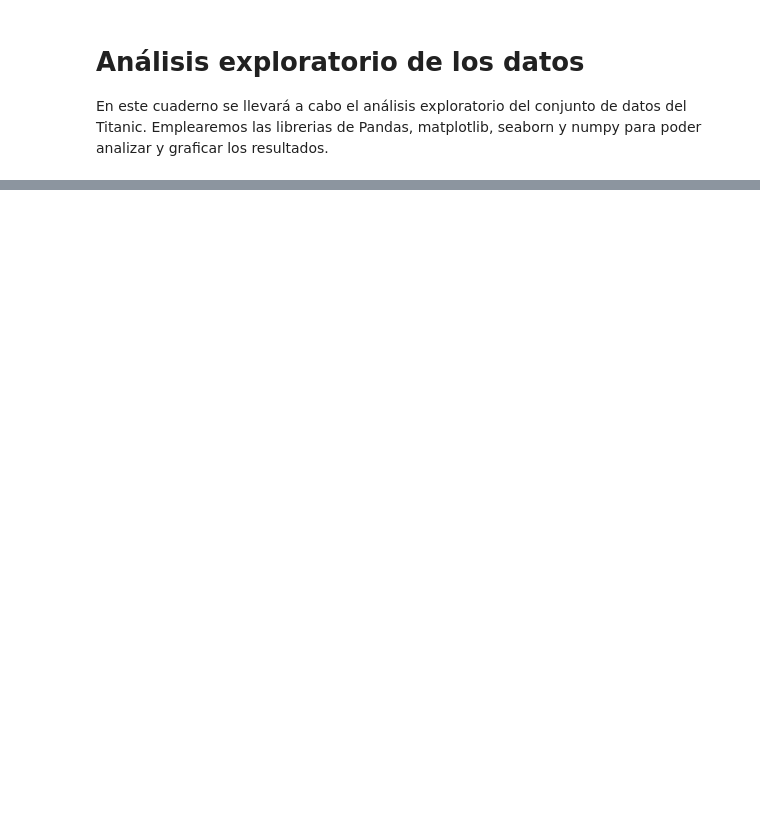
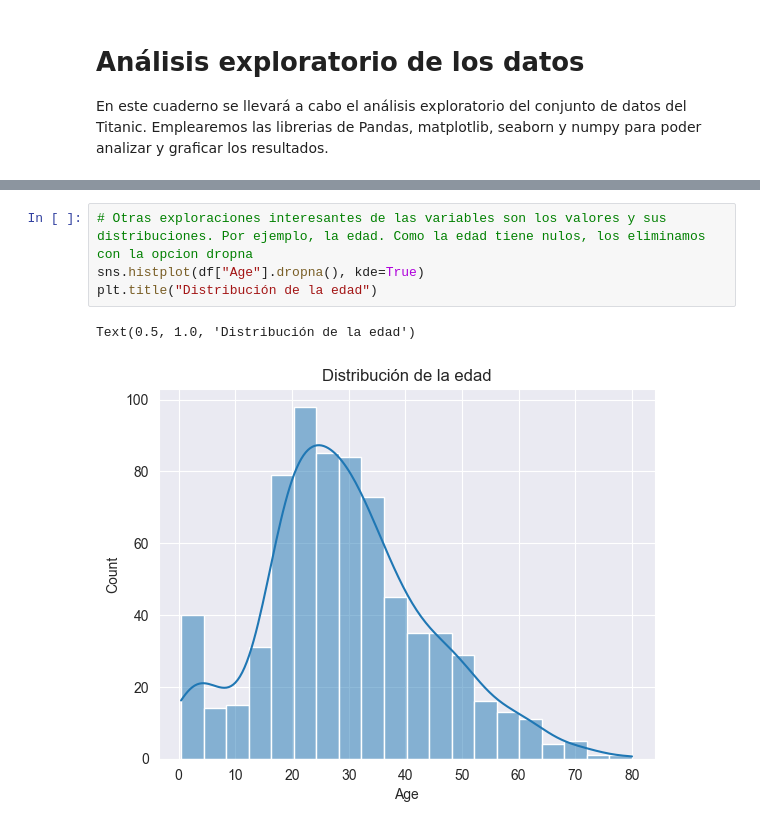
Before and after one commit to oscaraen/analisisdedatos, a Jupyter notebook: analisis_exploratorio/analisis exploratorio.ipynb, the cells around one changed output, grey strips where cells are left out. Drawn from its saved outputs; the diff is of its cells as text; blank space fills up the shorter version.

```diff
--- a/analisis_exploratorio/analisis exploratorio.ipynb
+++ b/analisis_exploratorio/analisis exploratorio.ipynb
@@ -13,0 +138,7 @@ ModuleNotFoundError: No module named 'seaborn'
+# %%
+# Otras exploraciones interesantes de las variables son los valores y sus distribuciones. Por ejemplo, la edad. Como la edad tiene nulos, los eliminamos con la opcion dropna
+sns.histplot(df["Age"].dropna(), kde=True)
+plt.title("Distribución de la edad")
+# %% [output]
+Text(0.5, 1.0, 'Distribución de la edad')
+[figure, added]
```
Also changed, not shown: parts of 28 cells of this notebook, 1 other file.
